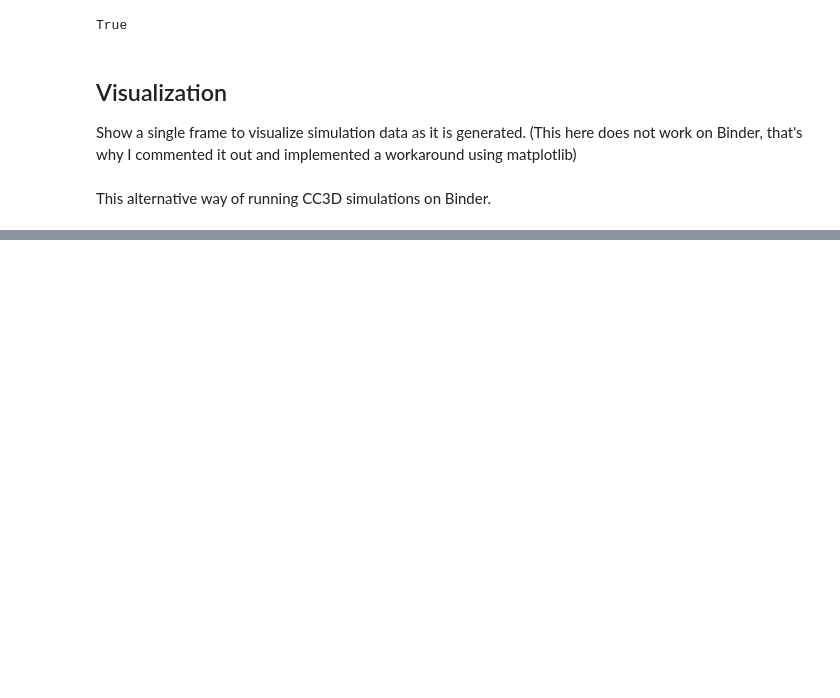
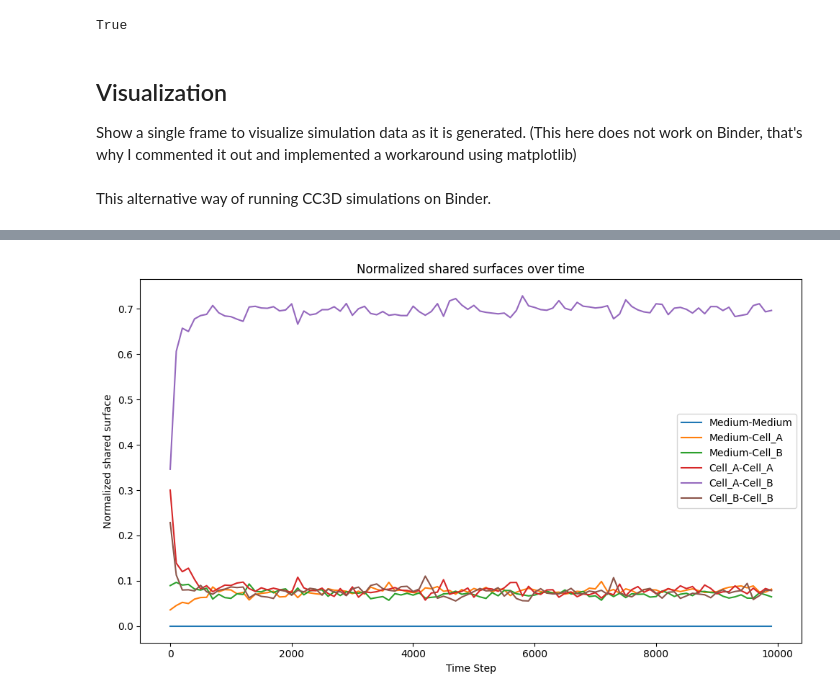
Before and after one commit to pdalcastel/CC3D_Demo_EMBRIO_2025, a Jupyter notebook: SortingDemo.ipynb, the cells around one changed output, grey strips where cells are left out. Cells and saved outputs as stored; diff of their text form; code cells hidden in the pictures; blank space fills up the shorter version.

```diff
--- a/SortingDemo.ipynb
+++ b/SortingDemo.ipynb
@@ -128,0 +131,3 @@ class visualization(SteppableBasePy):
+# %%
+history = []
+calculation_time_interval = 100
@@ -166,0 +213,6 @@ clear_output(wait=True)
+# %%
+import pandas as pd
+
+df = pd.DataFrame(history)
+
+df.head()
@@ -166,0 +226,19 @@ clear_output(wait=True)
+# %%
+# Optional: assign time column
+df['time'] = range(len(df))
+df['time'] = df['time']*calculation_time_interval
+df.set_index('time', inplace=True)
+
+# Plot all keys over time
+plt.figure(figsize=(10, 6))
+for column in df.columns:
+    plt.plot(df.index, df[column], label=column)
+
+plt.xlabel('Time Step')
+plt.ylabel('Normalized shared surface')
+plt.title('Normalized shared surfaces over time')
+plt.legend()
+plt.tight_layout()
+plt.show()
+# %% [output]
+[figure, added]
```
Also changed, not shown: parts of 8 cells of this notebook.
